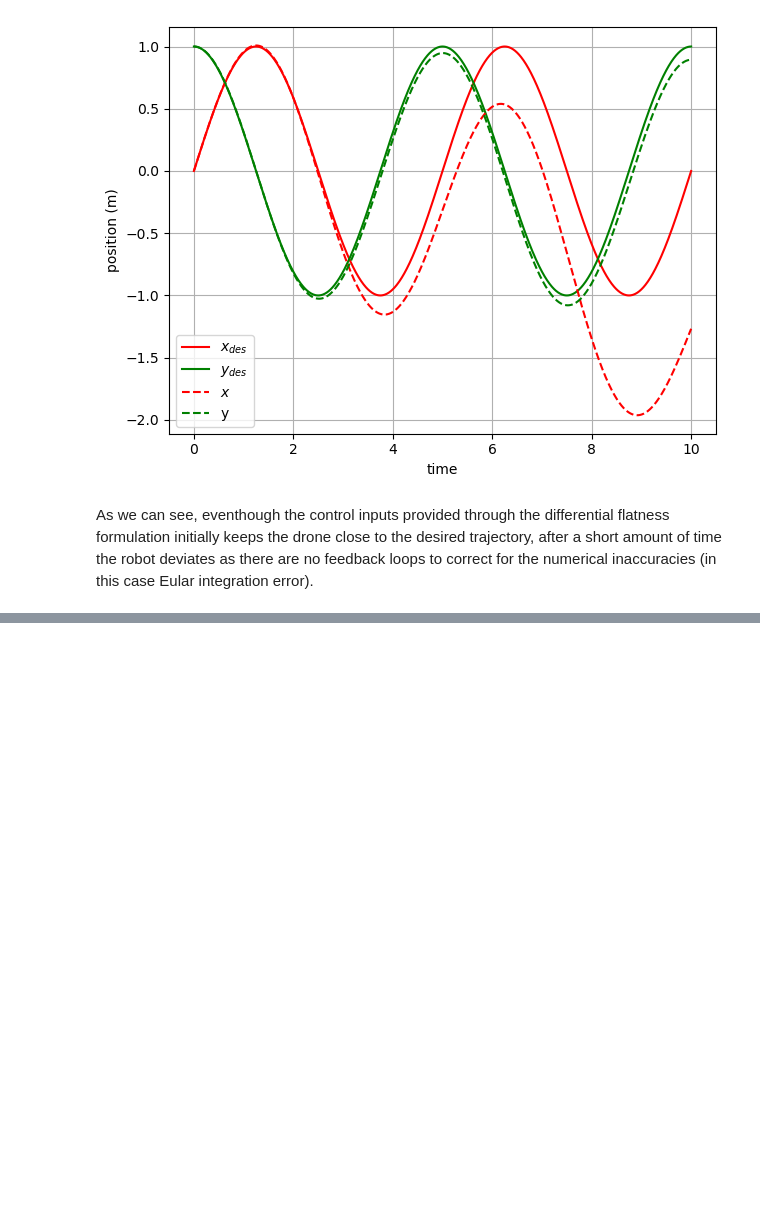
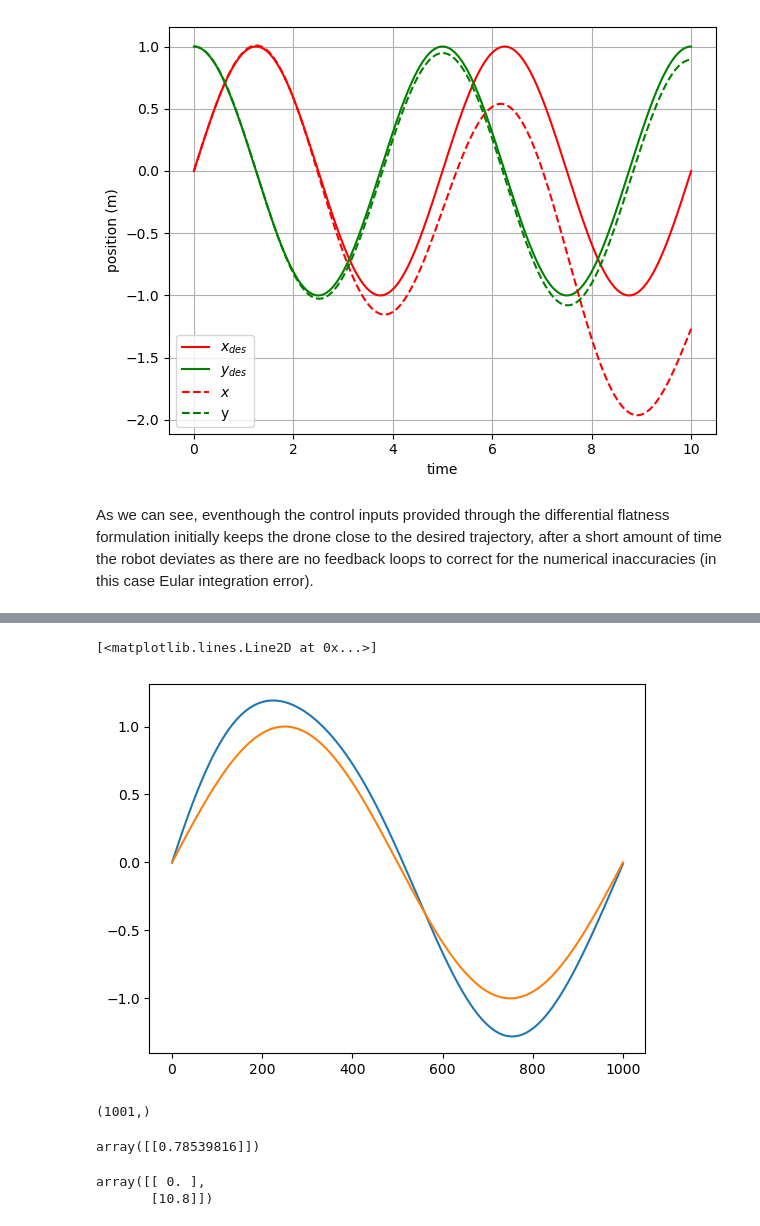
Before and after one commit to Rooholla-KhorramBakht/DiffFlat2DQuad, a Jupyter notebook: controller.ipynb, the cells around one changed output, grey strips where cells are left out. Saved outputs shown, nothing was run; the diff lists cells and outputs as text; code cells hidden in the pictures; blank space fills up the shorter version.

```diff
--- a/controller.ipynb
+++ b/controller.ipynb
@@ -125,0 +187,4 @@ As we can see, eventhough the control inputs provided through the differential f
+# %%
+def getBodyZ(theta):
+    body_z_axis = np.array([-np.sin(theta), np.cos(theta)]).reshape(2,1)
+    return  body_z_axis
@@ -125,0 +229,58 @@ As we can see, eventhough the control inputs provided through the differential f
+# %%
+rendering = True
+robot = PlanerQuadrotor(rendering=rendering)
+# %%
+import time
+robot.reset()
+robot.x[0]=0
+robot.x[1]=1
+robot.v[0]=1
+robot.v[1]=0
+robot.gravity = np.array([0, 9.8])
+body_rate_controller = PIController(1, Kp = 10, Ki = 0.5)
+body_rate_controller.reset()
+# Feed the computed thrust and torques to the drone in open loop and record the robot's states
+state = []
+torque_history = []
+for i in range(len(time_num)):
+    state.append([robot.x[0], robot.v[0], robot.x[1], robot.v[1], robot.theta, robot.omega])
+    x_des = np.array([x[i], y[i]]).reshape(2,1)
+    v_des = np.array([dx_dt[i], dy_dt[i]]).reshape(2,1)
+
+    # x_des = np.array([0.5, 0.0]).reshape(2,1)
+    # v_des = np.array([0, 0]).reshape(2,1)
+    x_meas = robot.x.reshape(2,1)
+    v_meas = robot.v.reshape(2,1)
+    theta = robot.theta
+
+    accel_des = computeDesiredAcceleration(x_meas, x_des, v_meas, v_des, Kp = 2, Kv = 0.5)
+    omega_des = attitudeController(accel_des, theta, Kp = 20)
+    # assert False
+    torque = body_rate_controller.update(robot.omega, -omega_des)
+    torque_history.append(torque)
+    thrust = thrustController(accel_des, robot.theta)
+    robot.step(T = torque.squeeze(), F = thrust.squeeze())
+    if rendering:
+        time.sleep(0.01)
+state = np.array(state).T
+torque_history = np.array(torque_history).T
+# %%
+plt.plot(state.squeeze()[0,:])
+plt.plot(x.squeeze())
+# %% [output]
+[<matplotlib.lines.Line2D at 0x...>]
+[figure, added]
+# %%
+torque_history.squeeze().shape
+# %% [output]
+(1001,)
+# %%
+body_z = getBodyZ(0)
+attitudeController(np.array([1,1]).reshape(2,1), 0, 1)
+# %% [output]
+array([[0.78539816]])
+# %%
+computeDesiredAcceleration(np.array([0,0]).reshape(2,1), np.array([0,1]).reshape(2,1), v_meas, v_des, Kp = 1, Kv = 0.0)
+# %% [output]
+array([[ 0. ],
+       [10.8]])
```
Also changed, not shown: parts of 12 cells of this notebook, 2 other files.
